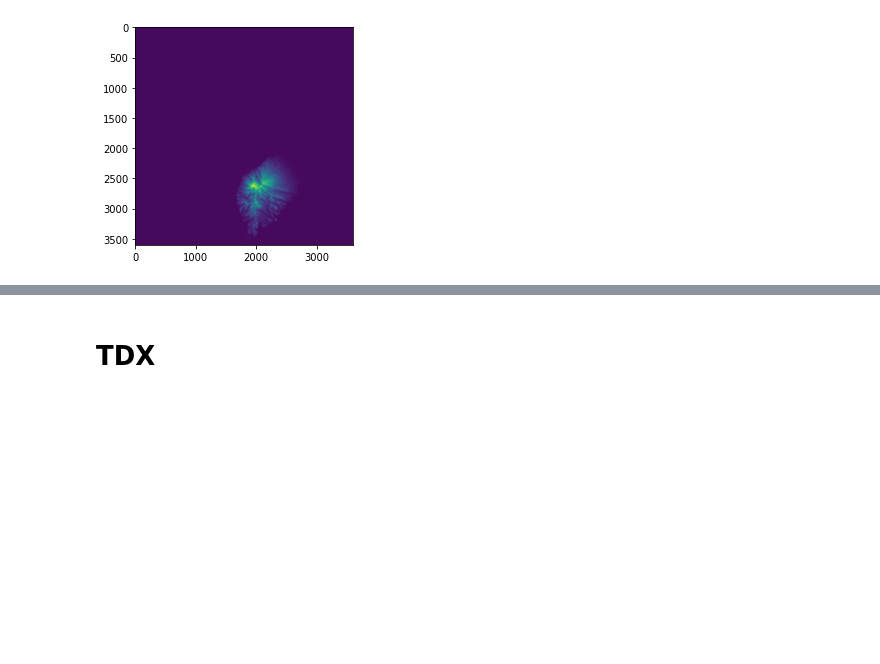
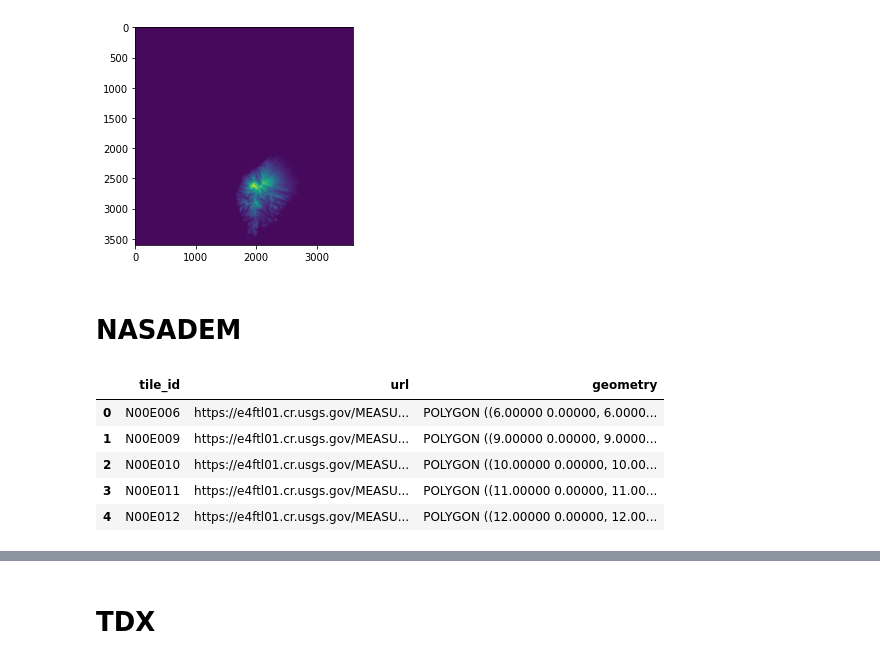
Before and after one commit to ACCESS-Cloud-Based-InSAR/dem-stitcher, a Jupyter notebook: notebooks_tile_data/Format_Data.ipynb, the cells around one changed output, grey strips where cells are left out. Cells and saved outputs as stored; diff of their text form; code cells hidden in the pictures; blank space fills up the shorter version.

```diff
--- a/notebooks_tile_data/Format_Data.ipynb
+++ b/notebooks_tile_data/Format_Data.ipynb
@@ -57,3 +57,17 @@ plt.imshow(X)
 # %% [output]
 <matplotlib.image.AxesImage at 0x...>
 [figure]
+# %% [markdown]
+# NASADEM
+# %%
+df_nasadem = df_srtm.copy()
+URL = 'https://e4ftl01.cr.usgs.gov/MEASURES/NASADEM_HGT.001/2000.02.11'
+df_nasadem['url'] = df_nasadem.tile_id.map(lambda tile_id: f'{URL}/NASADEM_HGT_{tile_id.lower()}.zip')
+df_nasadem.head()
+# %% [output]
+|  | tile_id | url | geometry |
+| 0 | N00E006 | https://e4ftl01.cr.usgs.gov/MEASU... | POLYGON ((6.00000 0.00000, 6.0000... |
+| 1 | N00E009 | https://e4ftl01.cr.usgs.gov/MEASU... | POLYGON ((9.00000 0.00000, 9.0000... |
+| 2 | N00E010 | https://e4ftl01.cr.usgs.gov/MEASU... | POLYGON ((10.00000 0.00000, 10.00... |
+| 3 | N00E011 | https://e4ftl01.cr.usgs.gov/MEASU... | POLYGON ((11.00000 0.00000, 11.00... |
+| 4 | N00E012 | https://e4ftl01.cr.usgs.gov/MEASU... | POLYGON ((12.00000 0.00000, 12.00... |
```
Also changed, not shown: parts of 4 cells of this notebook, 9 other files.
